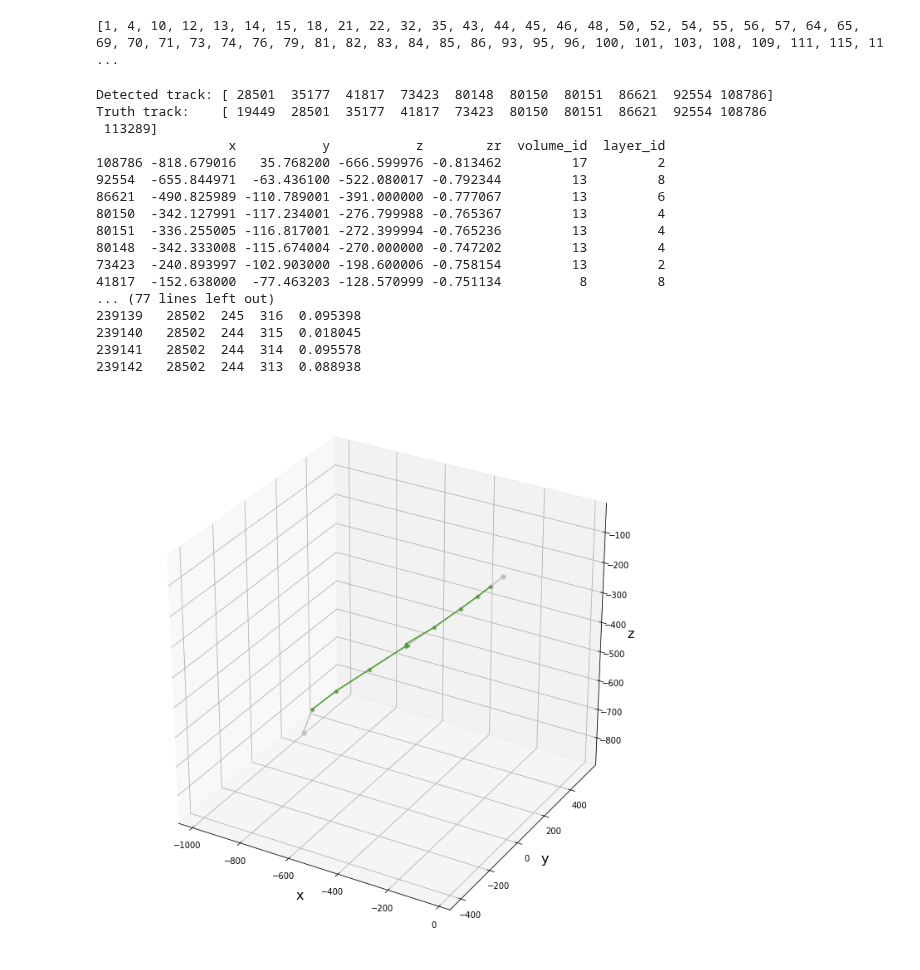
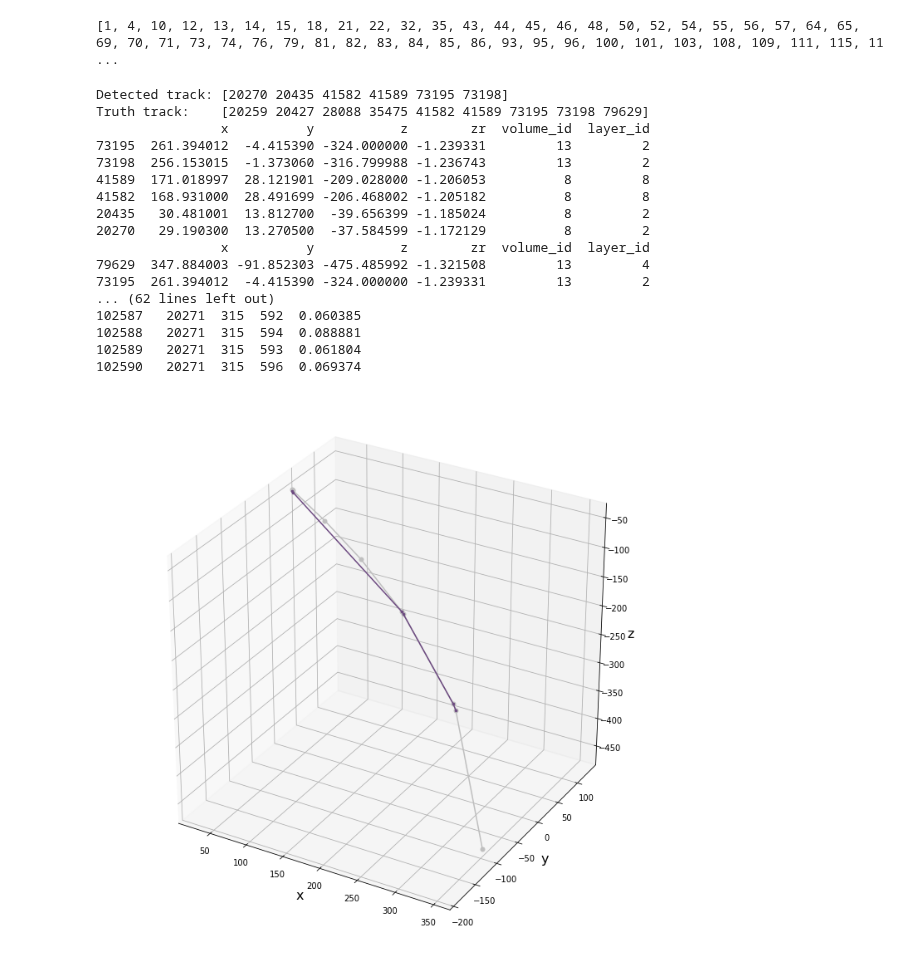
Before and after one commit to nicolefinnie/kaggle-trackml, a Jupyter notebook: src/notebooks/EDA/track_quality.ipynb, the cells around one changed output. Cells and saved outputs as stored; diff of their text form; code cells hidden in the pictures.

Commit message:
Differentiate between short vs imperfect tracks

```diff
--- a/src/notebooks/EDA/track_quality.ipynb
+++ b/src/notebooks/EDA/track_quality.ipynb
@@ -424,40 +422,39 @@ print(great)
 [1, 4, 10, 12, 13, 14, 15, 18, 21, 22, 32, 35, 43, 44, 45, 46, 48, 50, 52, 54, 55, 56, 57, 64, 65, 69, 70, 71, 73, 74, 76, 79, 81, 82, 83, 84, 85, 86, 93, 95, 96, 100, 101, 103, 108, 109, 111, 115, 11 ...
 # %%
 # To see how a single track found by dbscan compares to the ground truth
-track_id = 1101
+track_id = 20
 eda.compare_track_to_truth(track_id, helix, hits, truth)
 eda.graph_my_track(track_id, helix, hits, truth)
 mycells1 = cells[cells['hit_id']==80151]
 mycells2 = cells[cells['hit_id']==80148]
 mycells3 = cells[cells['hit_id']==73423]
 tix = np.where(helix == track_id)[0]
 df = hits.loc[tix]
 df = df.sort_values('z')
 all_hits = df.hit_id.values
 #print(all_hits)
 #truth_ix = get_truth_for_track(track, labels, truth)
 for hit_id in all_hits:
-    print(hit_id)
     print(cells[cells['hit_id']==hit_id])
 #print(mycells1)
 #print(mycells2)
 #print(mycells3)
 # %% [output]
-Detected track: [ 28501  35177  41817  73423  80148  80150  80151  86621  92554 108786]
-Truth track:    [ 19449  28501  35177  41817  73423  80150  80151  86621  92554 108786
- 113289]
-                 x           y           z        zr  volume_id  layer_id
-108786 -818.679016   35.768200 -666.599976 -0.813462         17         2
-92554  -655.844971  -63.436100 -522.080017 -0.792344         13         8
-86621  -490.825989 -110.789001 -391.000000 -0.777067         13         6
-80150  -342.127991 -117.234001 -276.799988 -0.765367         13         4
-80151  -336.255005 -116.817001 -272.399994 -0.765236         13         4
-80148  -342.333008 -115.674004 -270.000000 -0.747202         13         4
-73423  -240.893997 -102.903000 -198.600006 -0.758154         13         2
-41817  -152.638000  -77.463203 -128.570999 -0.751134          8         8
-... (77 lines left out)
-239139   28502  245  316  0.095398
-239140   28502  244  315  0.018045
-239141   28502  244  314  0.095578
-239142   28502  244  313  0.088938
+Detected track: [20270 20435 41582 41589 73195 73198]
+Truth track:    [20259 20427 28088 35475 41582 41589 73195 73198 79629]
+                x          y           z        zr  volume_id  layer_id
+73195  261.394012  -4.415390 -324.000000 -1.239331         13         2
+73198  256.153015  -1.373060 -316.799988 -1.236743         13         2
+41589  171.018997  28.121901 -209.028000 -1.206053          8         8
+41582  168.931000  28.491699 -206.468002 -1.205182          8         8
+20435   30.481001  13.812700  -39.656399 -1.185024          8         2
+20270   29.190300  13.270500  -37.584599 -1.172129          8         2
+                x          y           z        zr  volume_id  layer_id
+79629  347.884003 -91.852303 -475.485992 -1.321508         13         4
+73195  261.394012  -4.415390 -324.000000 -1.239331         13         2
+... (62 lines left out)
+102587   20271  315  592  0.060385
+102588   20271  315  594  0.088881
+102589   20271  315  593  0.061804
+102590   20271  315  596  0.069374
-[figure, old version]
+[figure, new version]
```
Also changed, not shown: parts of 3 cells of this notebook.
